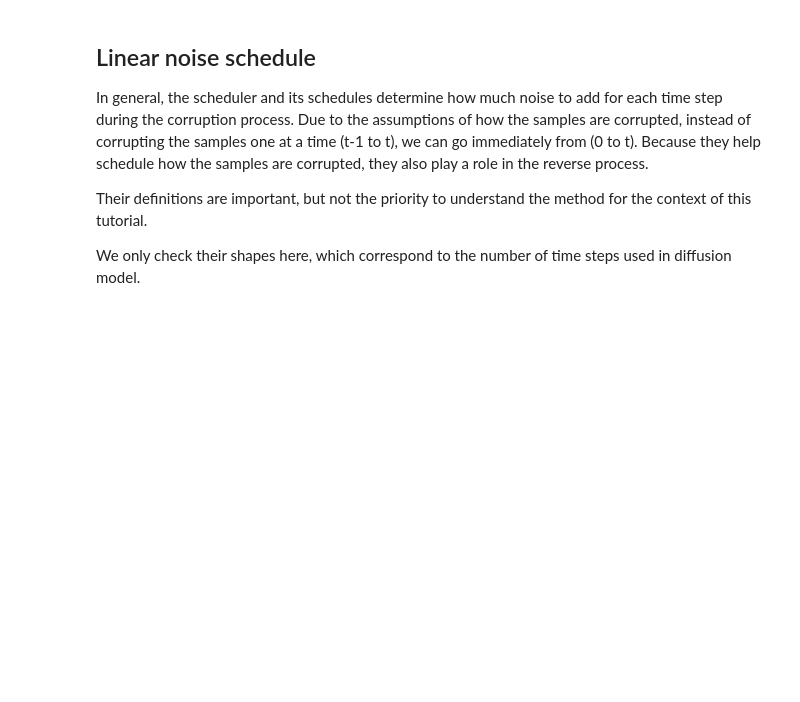
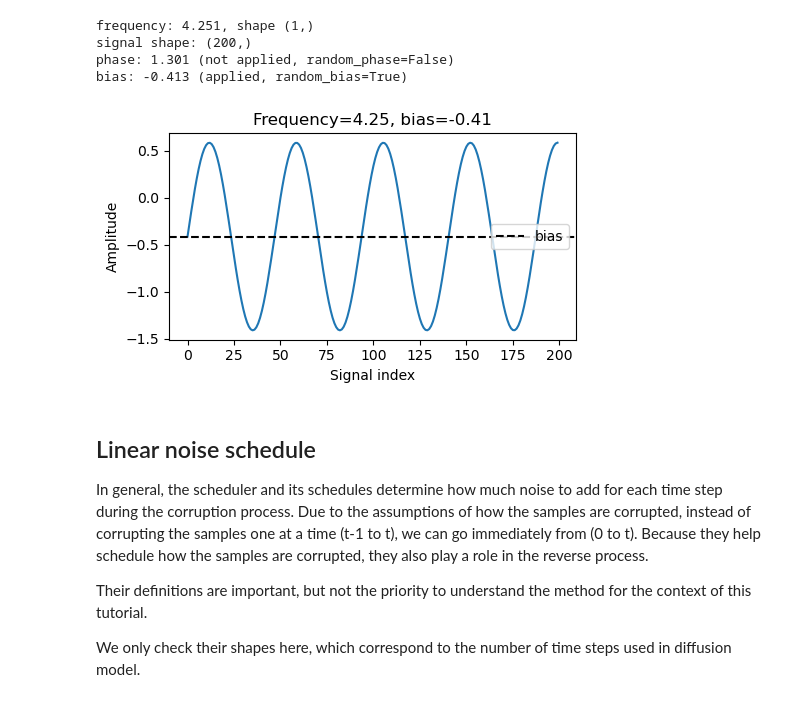
Before and after one commit to leap-stc/parameter-estimation, a Jupyter notebook: intro_diffusion/funs_intro.ipynb, the cells around one changed output. Saved outputs shown, nothing was run; the diff lists cells and outputs as text; code cells hidden in the pictures; blank space fills up the shorter version.

```diff
--- a/intro_diffusion/funs_intro.ipynb
+++ b/intro_diffusion/funs_intro.ipynb
@@ -93,3 +112,26 @@ signal shape: (200,)
+# %%
+random_dataset = SineWave_Random_DataSet(freq_max=10, n_dim=200, random_phase=False, random_bias=True)
+frequency, x_clean_random, phase, bias = random_dataset[0]
+
+print(f"frequency: {frequency.item():.3f}, shape {tuple(frequency.shape)}")
+print(f"signal shape: {tuple(x_clean_random.shape)}")
+print(f"phase: {phase.item():.3f} (not applied, random_phase=False)")
+print(f"bias: {bias.item():.3f} (applied, random_bias=True)")
+
+plt.plot(x_clean_random)
+plt.axhline(bias.item(), color="black", linestyle="--", label="bias")
+plt.xlabel("Signal index")
+plt.ylabel("Amplitude")
+plt.title(f"Frequency={frequency.item():.2f}, bias={bias.item():.2f}")
+plt.legend()
+plt.tight_layout()
+plt.show()
+# %% [output]
+frequency: 4.251, shape (1,)
+signal shape: (200,)
+phase: 1.301 (not applied, random_phase=False)
+bias: -0.413 (applied, random_bias=True)
+[figure, added]
 # %% [markdown]
 ## Linear noise schedule
 
```
Also changed, not shown: parts of 14 cells of this notebook, 11 other files.
